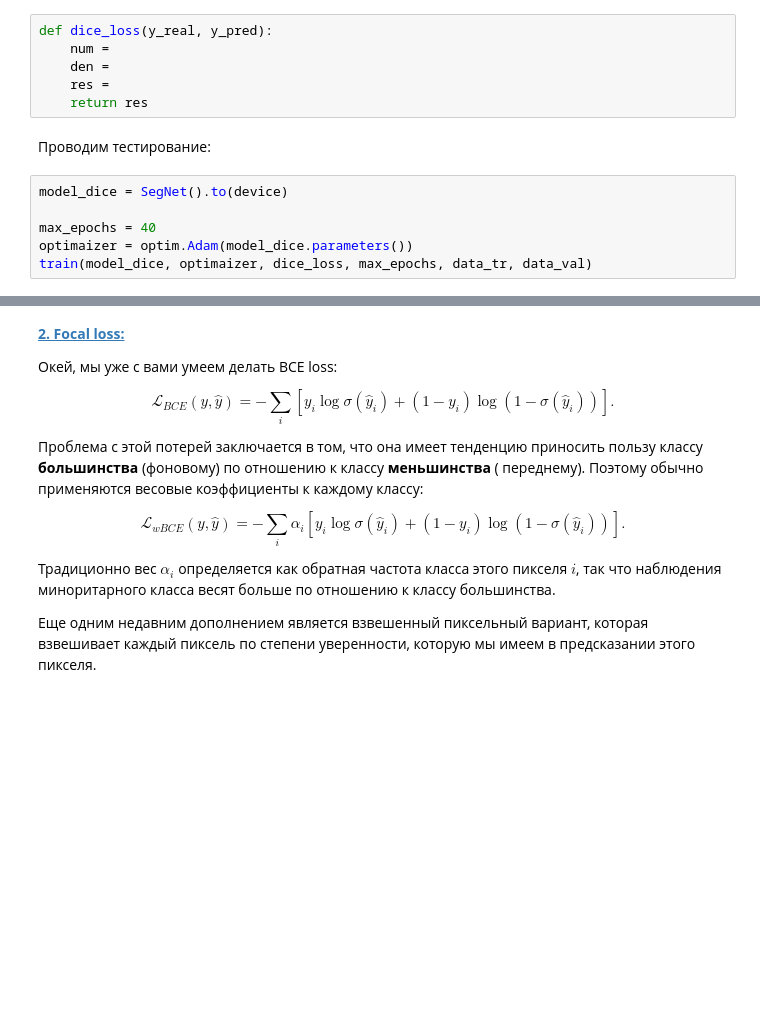
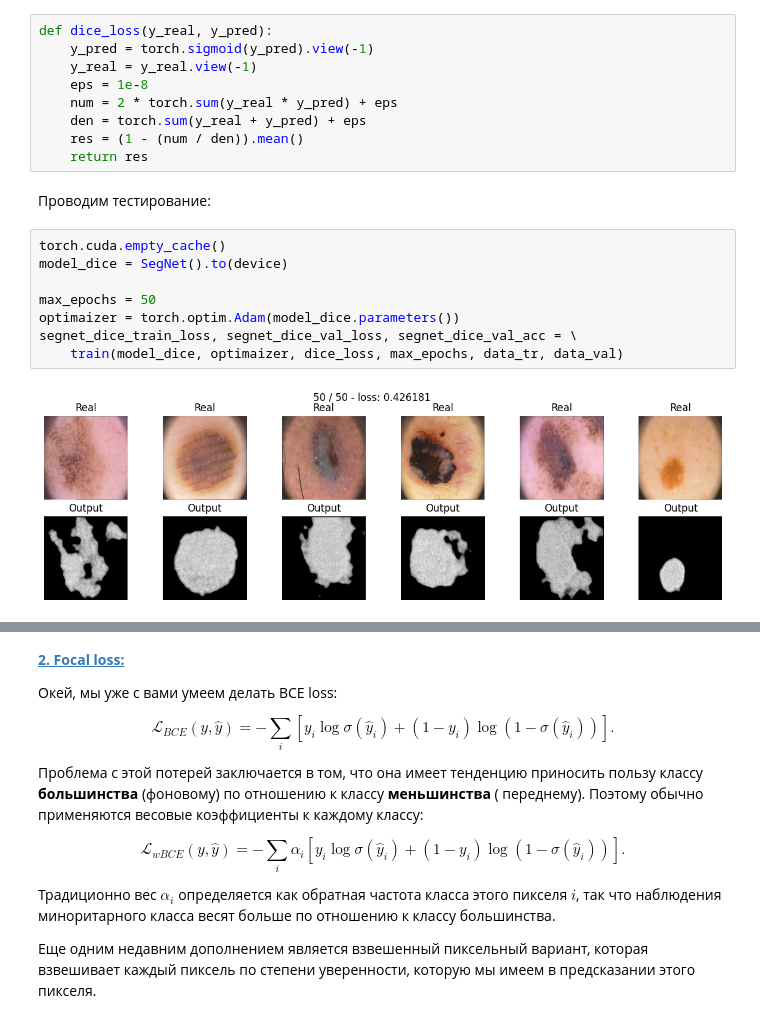
Before and after one commit to deouron/Deep_learning_school, a Jupyter notebook: Семантическая сегментация/[hw]semantic_segmentation.ipynb, the cells around one changed output, grey strips where cells are left out. Drawn from its saved outputs; the diff is of its cells as text; blank space fills up the shorter version.

```diff
--- a/Семантическая сегментация/[hw]semantic_segmentation.ipynb
+++ b/Семантическая сегментация/[hw]semantic_segmentation.ipynb
@@ -355,19 +425,26 @@ $$D(X,Y)=\frac{2|X\cap Y|}{|X|+|Y|}$$
 $$\mathcal L_D(X,Y) = 1-\frac{1}{256 \times 256} \times \frac{\sum_i2X_iY_i}{\sum_iX_i+Y_i}.$$
 
 Не забудьте подумать о численной нестабильности, возникающей в математической формуле.
-# %%
-def dice_loss(y_real, y_pred):
-    num =
-    den =
-    res =
-    return res
+# %%
+def dice_loss(y_real, y_pred):
+    y_pred = torch.sigmoid(y_pred).view(-1)
+    y_real = y_real.view(-1)
+    eps = 1e-8
+    num = 2 * torch.sum(y_real * y_pred) + eps
+    den = torch.sum(y_real + y_pred) + eps
+    res = (1 - (num / den)).mean()
+    return res
 # %% [markdown]
 Проводим тестирование:
 # %%
+torch.cuda.empty_cache()
 model_dice = SegNet().to(device)
 
-max_epochs = 40
-optimaizer = optim.Adam(model_dice.parameters())
-train(model_dice, optimaizer, dice_loss, max_epochs, data_tr, data_val)
+max_epochs = 50
+optimaizer = torch.optim.Adam(model_dice.parameters())
+segnet_dice_train_loss, segnet_dice_val_loss, segnet_dice_val_acc = \
+    train(model_dice, optimaizer, dice_loss, max_epochs, data_tr, data_val)
+# %% [output]
+[figure, added]
 # %%
 score_model(model_dice, iou_pytorch, data_val)
```
Also changed, not shown: parts of 35 cells of this notebook.
